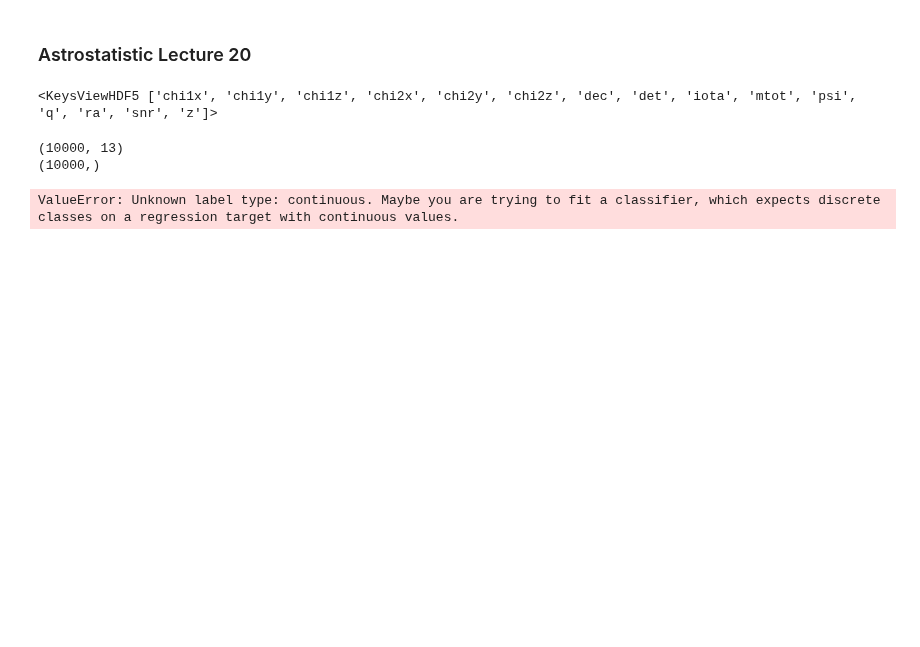
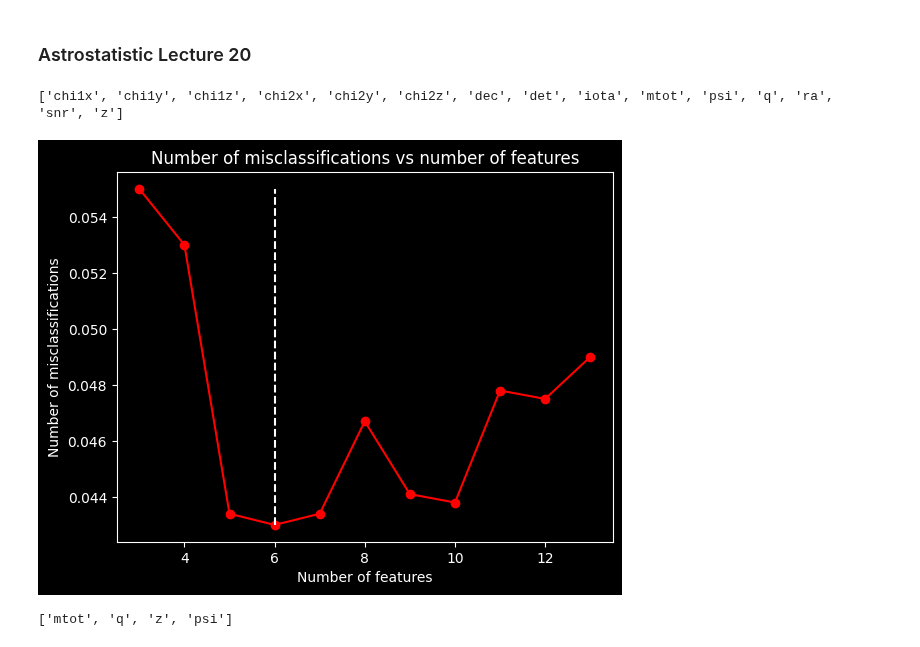
Before and after one commit to RiccardoFanton/astrostatistics_bicocca_2026, a Jupyter notebook: working/Lecture_20.ipynb, the cells around one changed output. Drawn from its saved outputs; the diff is of its cells as text; code cells hidden in the pictures; blank space fills up the shorter version.

```diff
--- a/working/Lecture_20.ipynb
+++ b/working/Lecture_20.ipynb
@@ -1,6 +1,8 @@
 # %% [markdown]
 ### Astrostatistic Lecture 20
 # %%
+from sklearn.model_selection import train_test_split
+from sklearn.model_selection import cross_val_score
 from sklearn.ensemble import RandomForestClassifier
 import matplotlib.pyplot as plt
 import matplotlib.patches as mpatches
@@ -8,6 +10,7 @@ import numpy as np
 import pandas as pd
 from tqdm import tqdm
 from scipy import stats
+import corner
 import h5py
 plt.rcParams['figure.facecolor'] = 'black' #custom plot stuff
 plt.rcParams['axes.facecolor'] = 'black'
@@ -19,22 +22,52 @@ plt.rcParams['ytick.color'] = 'white'
 
 data = h5py.File('sample_2e7_design_precessing_higherordermodes_3detectors.h5', 'r')
 
-keys = data.keys()
+keys = list(data.keys())
 print(keys)
+features = []
+for key in keys:
+    if key != 'snr' and key != 'det':
+        features.append(key)
 # %% [output]
-<KeysViewHDF5 ['chi1x', 'chi1y', 'chi1z', 'chi2x', 'chi2y', 'chi2z', 'dec', 'det', 'iota', 'mtot', 'psi', 'q', 'ra', 'snr', 'z']>
+['chi1x', 'chi1y', 'chi1z', 'chi2x', 'chi2y', 'chi2z', 'dec', 'det', 'iota', 'mtot', 'psi', 'q', 'ra', 'snr', 'z']
-# %%
-lenght = 10000       #just work with a smaller sample
-used_data = np.column_stack([data[f][:lenght] for f in keys if f != 'snr' if f != 'det'])
-print(used_data.shape)
-
-snr = data['snr'][:lenght]
-print(snr.shape)
-# %% [output]
-(10000, 13)
-(10000,)
-# %%
-#using a random forest where the targets are snr and the features are the other parameters
-ranfor = RandomForestClassifier(10)
-# %% [output]
-ValueError: Unknown label type: continuous. Maybe you are trying to fit a classifier, which expects discrete classes on a regression target with continuous values.
+# %%
+#first let's see what features we need to use, starting from a smaller data sample
+lenght = 10000
+det = data['det'][:lenght]      #this will be our target
+used_features = ['mtot', 'q', 'z', 'psi', 'iota', 'ra', 'dec', 'chi1x', 'chi1y', 'chi1z', 'chi2x', 'chi2y', 'chi2z']
+scores = []
+leng = []
+
+for used in tqdm(range(3, len(used_features)+1)):
+    Feat = used_features[:used]
+    real_data = np.column_stack([data[f][:lenght] for f in Feat])
+
+    rf = RandomForestClassifier(n_estimators=100, max_depth=10, random_state=42)
+
+    cv_score = cross_val_score(rf, real_data, det, cv=5, scoring='accuracy')
+
+    error = 1 - np.mean(cv_score)
+    importance = rf.feature_importances_
+    scores.append(error)
+    leng.append(len(Feat))
+plt.plot(leng, scores, marker='o', color='red')
+plt.vlines(np.argmin(scores)+3, np.min(scores), np.max(scores), color='white', ls='dashed', lw=1.5, label='best-fit theta')
+plt.title('Number of misclassifications vs number of features')
+plt.xlabel('Number of features')
+plt.ylabel('Number of misclassifications')
+plt.show()
+# %% [output]
+[figure, added]
+# %%
+#just keep the first 4 features, they are enough, now we can cross validate the depth of the forest
+keeped_features = used_features[:4]
+print(keeped_features)
+used_data = np.column_stack([data[f][:lenght] for f in keeped_features])
+X_train, X_test, y_train, y_test = train_test_split(used_data, det, test_size=0.2, random_state=42)
+
+for d in tqdm(range(2,16)):
+    rf = RandomForestClassifier(10, max_depth=d, random_state=42)
+    rf.fit(X_train, y_train)
+    y_pred = rf.predict(X_test)
+# %% [output]
+['mtot', 'q', 'z', 'psi']
```
